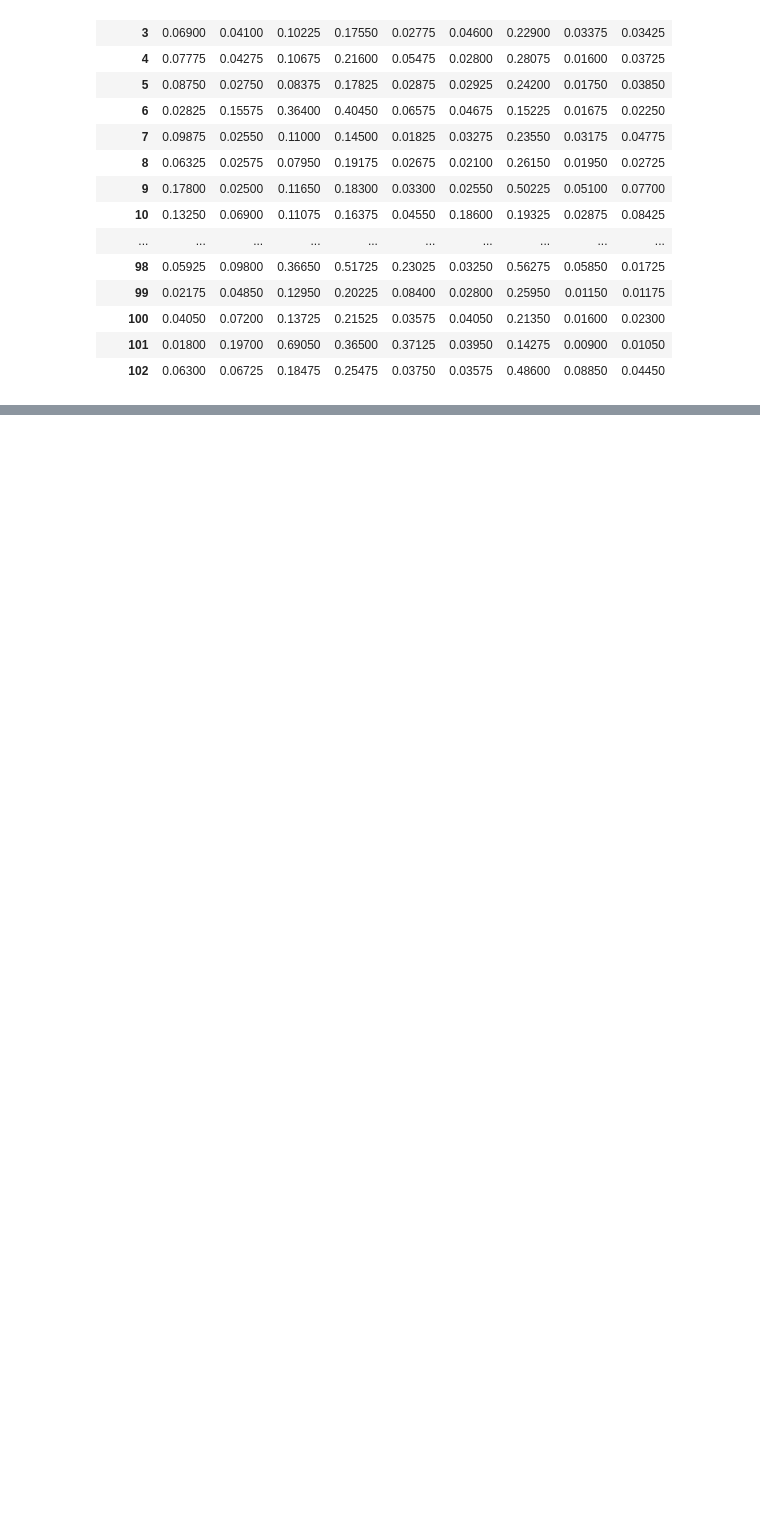
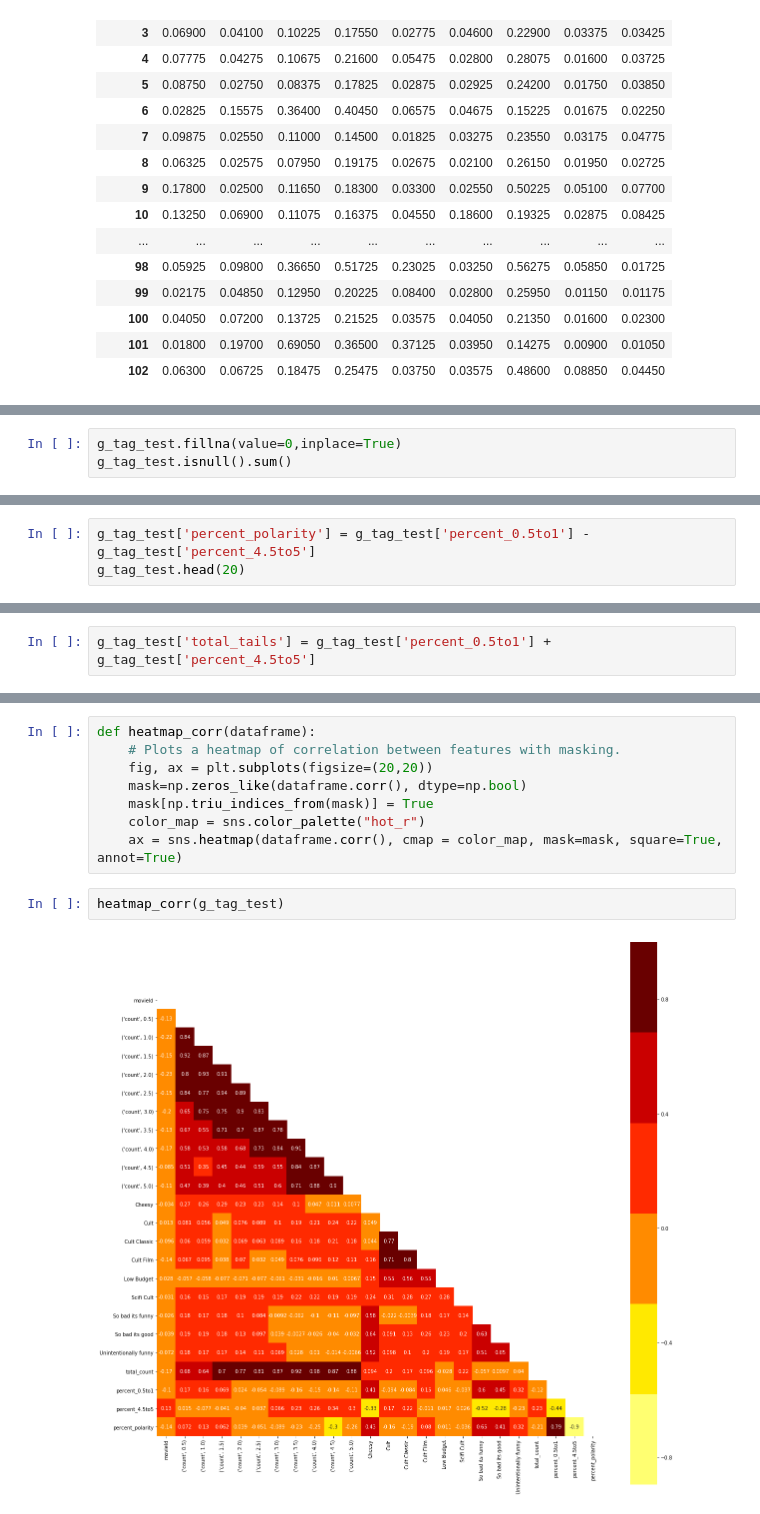
Before and after one commit to jmcneilkeller/Good_Bad_Movies, a Jupyter notebook: EDA.ipynb, the cells around one changed output, grey strips where cells are left out. Saved outputs shown, nothing was run; the diff lists cells and outputs as text; blank space fills up the shorter version.

```diff
--- a/EDA.ipynb
+++ b/EDA.ipynb
@@ -494,0 +608,3 @@ pandas_profiling.ProfileReport(g_rev)
+# %%
+g_tag_test.fillna(value=0,inplace=True)
+g_tag_test.isnull().sum()
@@ -494,0 +629,3 @@ pandas_profiling.ProfileReport(g_rev)
+# %%
+g_tag_test['percent_polarity'] = g_tag_test['percent_0.5to1'] - g_tag_test['percent_4.5to5']
+g_tag_test.head(20)
@@ -494,0 +650,2 @@ pandas_profiling.ProfileReport(g_rev)
+# %%
+g_tag_test['total_tails'] = g_tag_test['percent_0.5to1'] + g_tag_test['percent_4.5to5']
@@ -494,0 +657,12 @@ pandas_profiling.ProfileReport(g_rev)
+# %%
+def heatmap_corr(dataframe):
+    # Plots a heatmap of correlation between features with masking.
+    fig, ax = plt.subplots(figsize=(20,20))
+    mask=np.zeros_like(dataframe.corr(), dtype=np.bool)
+    mask[np.triu_indices_from(mask)] = True
+    color_map = sns.color_palette("hot_r")
+    ax = sns.heatmap(dataframe.corr(), cmap = color_map, mask=mask, square=True, annot=True)
+# %%
+heatmap_corr(g_tag_test)
+# %% [output]
+[figure, added]
```
Also changed, not shown: parts of 35 cells of this notebook, 1 other file.
